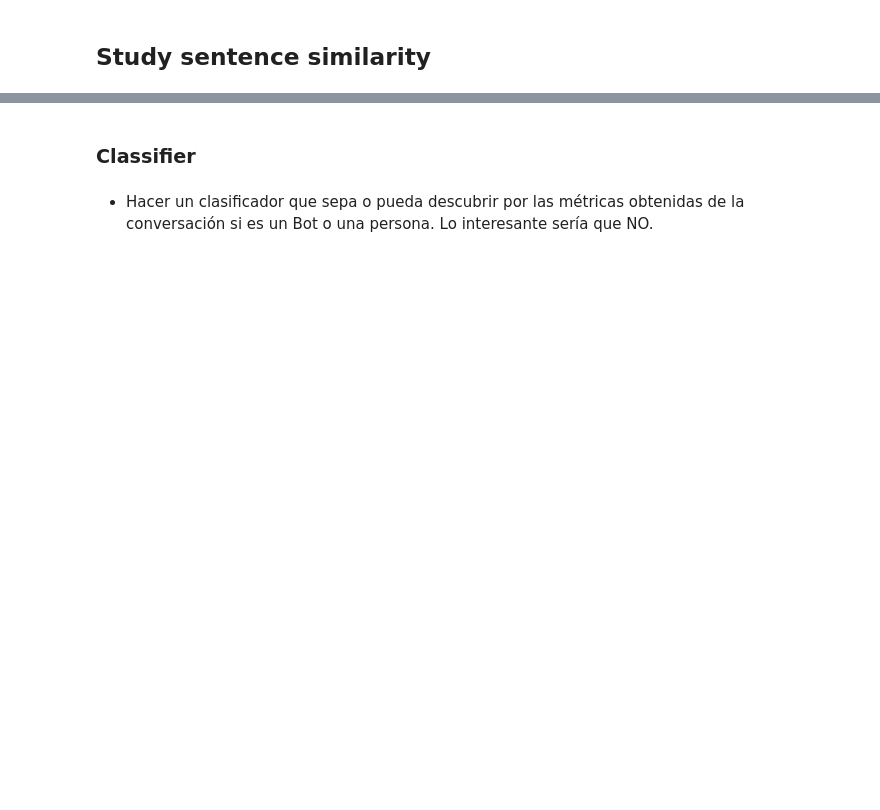
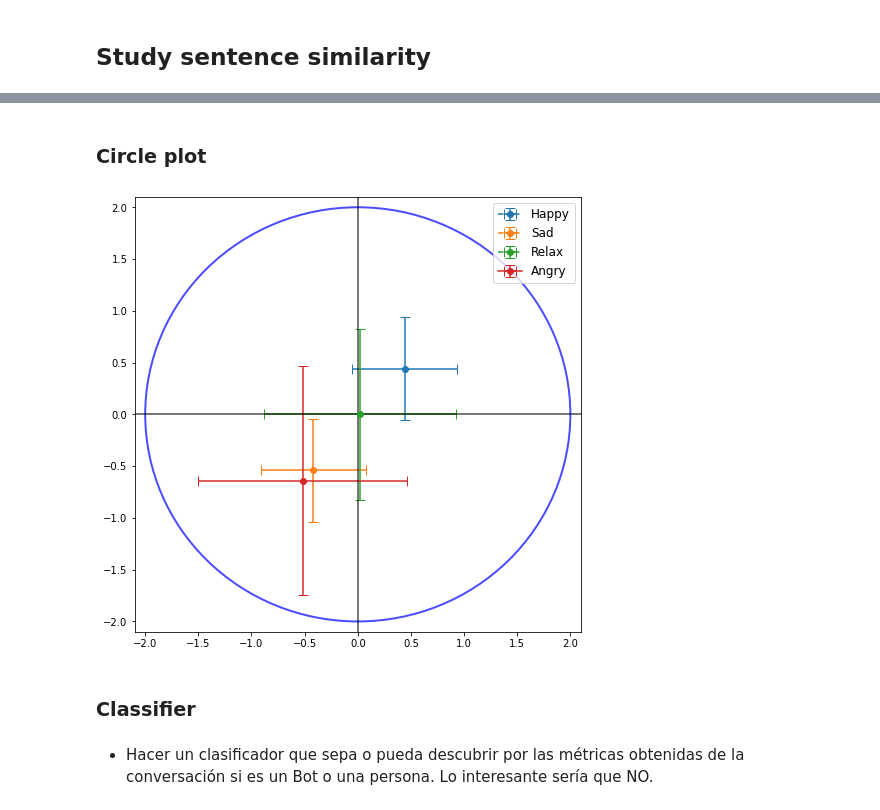
Before and after one commit to ASAPLableni/LableniBot, a Jupyter notebook: DataAnalysis/PipelineAnalysis.ipynb, the cells around one changed output, grey strips where cells are left out. Saved outputs shown, nothing was run; the diff lists cells and outputs as text; code cells hidden in the pictures; blank space fills up the shorter version.

Commit message:
changes in interface and a plot added

```diff
--- a/DataAnalysis/PipelineAnalysis.ipynb
+++ b/DataAnalysis/PipelineAnalysis.ipynb
@@ -660,3 +667,58 @@ Mean Person sentence similarity = 0.2845 +/- 0.1901 ; Median = 0.2845 ; Min. =
+# %% [markdown]
+### Circle plot
+# %%
+all_subj_states_1 = np.array([np.random.randint(0, 2, size=2) for i in range(50)])
+mean_states_1 = np.mean(all_subj_states_1, axis=0)
+std_states_1 = np.std(all_subj_states_1, axis=0)
+
+all_subj_states_2 = np.array([np.random.randint(-1, 1, size=2) for i in range(50)])
+mean_states_2 = np.mean(all_subj_states_2, axis=0)
+std_states_2 = np.std(all_subj_states_2, axis=0)
+
+all_subj_states_3 = np.array([np.random.randint(-1, 2, size=2) for i in range(50)])
+mean_states_3 = np.mean(all_subj_states_3, axis=0)
+std_states_3 = np.std(all_subj_states_3, axis=0)
+
+all_subj_states_4 = np.array([np.random.randint(-2, 2, size=2) for i in range(50)])
+mean_states_4 = np.mean(all_subj_states_4, axis=0)
+std_states_4 = np.std(all_subj_states_4, axis=0)
+# %%
+circle2 = plt.Circle((0, 0), 2, color='blue', fill=False, linewidth=2, alpha=0.7)
+
+fig, ax = plt.subplots(figsize=(8, 8)) # note we must use plt.subplots, not plt.subplot
+# (or if you have an existing figure)
+# fig = plt.gcf()
+# ax = fig.gca()
+
+plt.errorbar(mean_states_1[0], mean_states_1[1],
+             xerr=std_states_1[0], yerr=std_states_1[1],
+             marker='o', capsize=5, linestyle="--", label="Happy")
+
+plt.errorbar(mean_states_2[0], mean_states_2[1],
+             xerr=std_states_2[0], yerr=std_states_2[1],
+             marker='o', capsize=5, linestyle="--", label="Sad")
+
+plt.errorbar(mean_states_3[0], mean_states_3[1],
+             xerr=std_states_3[0], yerr=std_states_3[1],
+             marker='o', capsize=5, linestyle="--", label="Relax")
+
+plt.errorbar(mean_states_4[0], mean_states_4[1],
+             xerr=std_states_4[0], yerr=std_states_4[1],
+             marker='o', capsize=5, label="Angry")
+
+ax.add_patch(circle2)
+
+plt.axvline(0, c="black", alpha=0.7)
+plt.axhline(0, c="black", alpha=0.7)
+
+plt.legend(fontsize=12)
+
+plt.xlim(-2.1, 2.1)
+plt.ylim(-2.1, 2.1)
+
+plt.show()
+# %% [output]
+[figure, added]
 # %% [markdown]
 ### Classifier
 # %% [markdown]
```
Also changed, not shown: parts of 18 cells of this notebook, 2 other files.
